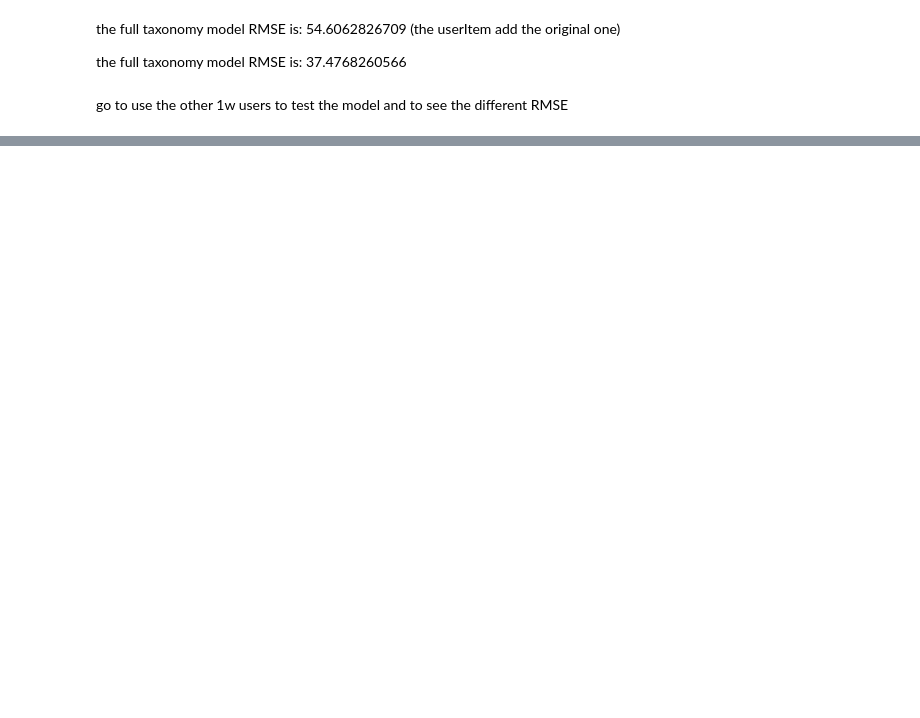
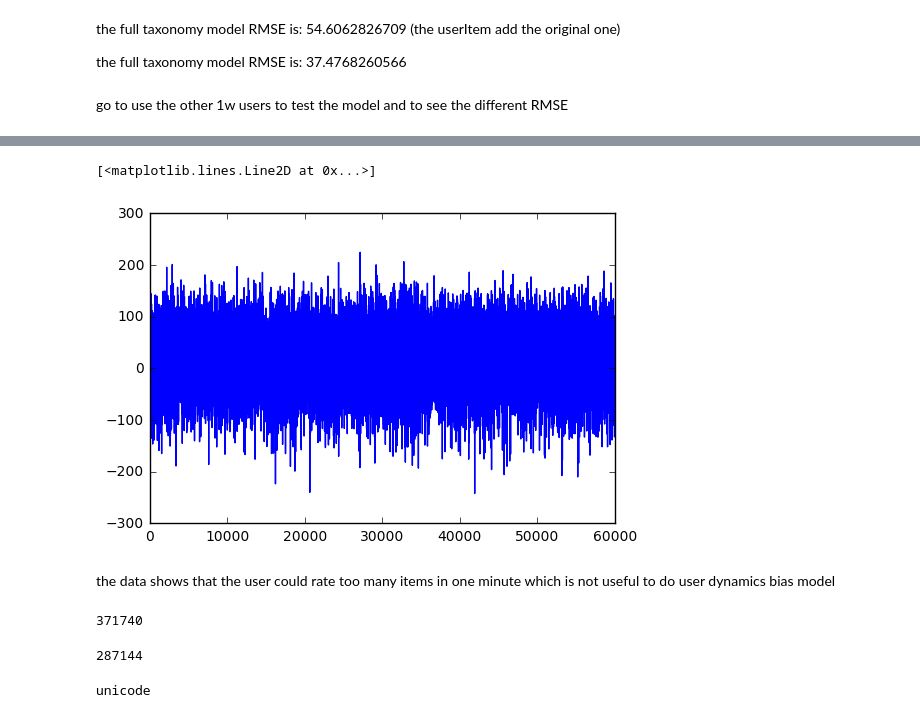
Before and after one commit to moli73/Music-Recommender, a Jupyter notebook: biasModelCode.ipynb, the cells around one changed output, grey strips where cells are left out. Drawn from its saved outputs; the diff is of its cells as text; code cells hidden in the pictures; blank space fills up the shorter version.

```diff
--- a/biasModelCode.ipynb
+++ b/biasModelCode.ipynb
@@ -455,0 +525,21 @@ go to use the other 1w users to test the model and to see the different RMSE
+# %%
+def getUserSessionBias(ratings):
+    userSessionBias = {}
+    count = {}
+    for rating in ratings:
+        number = rating['number']
+        if number in userSessionBias:
+            userSessionBias[number] += float(rating['rating'])
+            count[number] += 1
+        else:
+            userSessionBias[number] = float(rating['rating'])
+            count[number] = 1
+    for number in userSessionBias.keys():
+        userSessionBias[number] = userSessionBias[number] / float(count[number]) - aveRate
+    return userSessionBias
+# %%
+#get the user's session biases
+userSessionBiases = {}
+for review in trainDatas:
+    userID = review['userID']
+    userSessionBiases[userID] = getUserSessionBias(review['ratings'])
@@ -455,0 +550,4 @@ go to use the other 1w users to test the model and to see the different RMSE
+# %%
+# print(trainDatas[0])
+for rating in trainDatas[2]['ratings']:
+    print(rating)
@@ -455,0 +572,3 @@ go to use the other 1w users to test the model and to see the different RMSE
+# %%
+for rating in testDatas[2]['ratings']:
+    print(rating)
@@ -455,0 +629,22 @@ go to use the other 1w users to test the model and to see the different RMSE
+# %%
+%matplotlib inline
+import matplotlib.pyplot as plt
+x = range(len(errors))
+y = errors
+plt.plot(x, y)
+# %% [output]
+[<matplotlib.lines.Line2D at 0x...>]
+[figure, added]
+# %% [markdown]
+the data shows that the user could rate too many items in one minute which is not useful to do user dynamics bias model
+# %%
+print(len(trainReviews.keys()))
+itemsKeys = trainReviews.keys()
+# %% [output]
+371740
+# %%
+print(itemsKeys[0])
+type(itemsKeys[0])
+# %% [output]
+287144
+unicode
```
Also changed, not shown: parts of 30 cells of this notebook.
